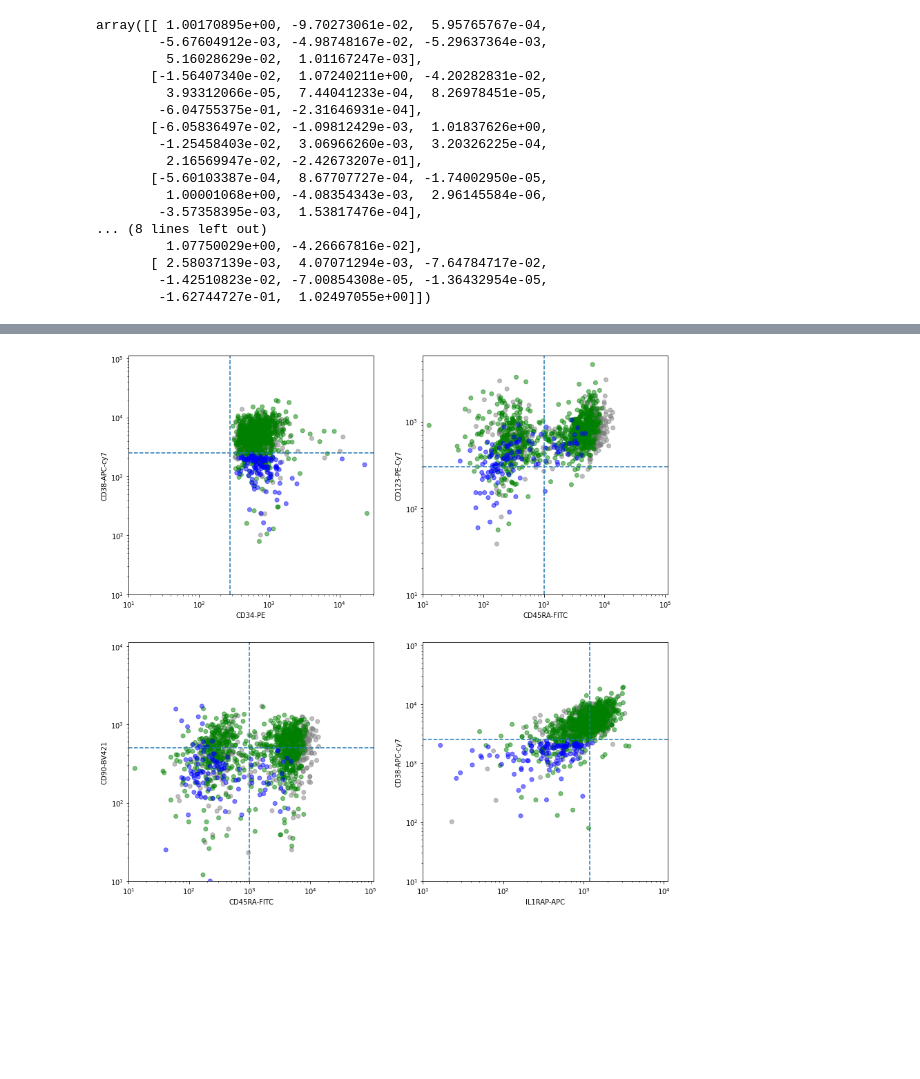
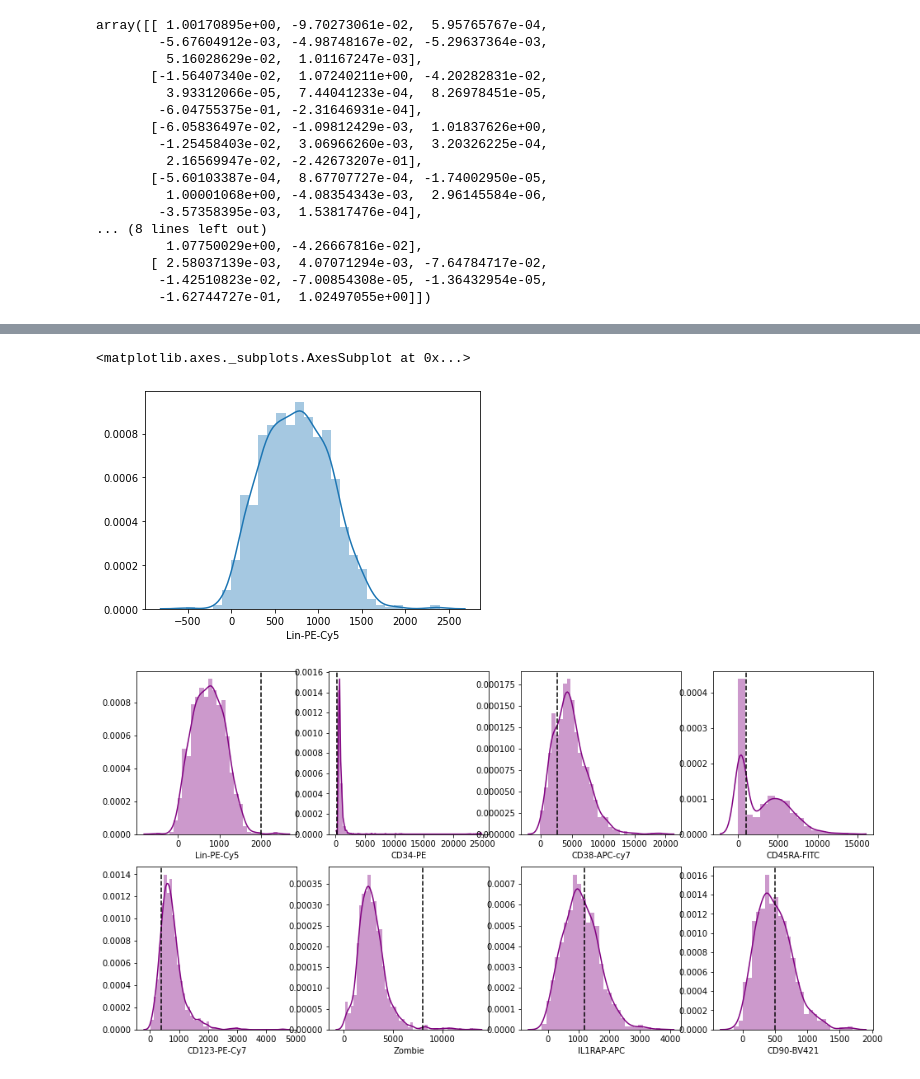
Before and after one commit to AnnatinaSchnegg/AS_amplicons, a Jupyter notebook: Code/Index - RN CD34 sort test code.ipynb, the cells around one changed output, grey strips where cells are left out. Cells and saved outputs as stored; diff of their text form; code cells hidden in the pictures; blank space fills up the shorter version.

```diff
--- a/Code/Index - RN CD34 sort test code.ipynb
+++ b/Code/Index - RN CD34 sort test code.ipynb
@@ -429,48 +429,18 @@ fig.tight_layout()
-# %%
-#Let's just get on with plotting
-#And markers
-plot_list = [
-    ['CD34-PE', 'CD38-APC-cy7'],
-    ['CD45RA-FITC', 'CD123-PE-Cy7'],
-    ['CD45RA-FITC', 'CD90-BV421'],
-    ['IL1RAP-APC', 'CD38-APC-cy7']
-]
-
-gate_loc = {
-    'Lin-PE-Cy5': 3000,
-    'CD34-PE': 280 ,
-    'CD38-APC-cy7': 2500 ,
-    'CD45RA-FITC': 1000 ,
-    'CD123-PE-Cy7': 300,
-    'Zombie': 11000,
-    'IL1RAP-APC': 1200,
-    'CD90-BV421': 500,
-}
-
-logs = ['Lin-PE-Cy5', 'CD34-PE','CD38-APC-cy7', 'CD45RA-FITC','CD123-PE-Cy7','Zombie', 'IL1RAP-APC', 'CD90-BV421' ]
-
-fix, axs = plt.subplots(2,2, figsize = (14,14))
-axs = axs.ravel()
-fig.subplots_adjust(hspace = 0.3, wspace=.3)
-
-for ax,y in zip(axs, plot_list):
-    x_label = y[0]
-    y_label = y[1]
-    ax.scatter(CD34_alldata[x_label] + 11, CD34_alldata[y_label] + 11, alpha = 0.5, c = CD34_alldata['Colour'])
-    ax.set_xlabel(x_label)
-    ax.set_ylabel(y_label)
-    if x_label in logs:
-        ax.set_xscale('log')
-        ax.set_xlim(left = 10)
-    if y_label in logs:
-        ax.set_yscale('log')
-        ax.set_ylim(bottom = 10)
-    ax.axvline(gate_loc[x_label], ls = '--')
-    ax.axhline(gate_loc[y_label], ls = '--')
-
-
-    ax.autoscale_view()
-
-fig.tight_layout()
-# %% [output]
-[figure, removed]
+# %%
+sns.distplot(sourcedata['Lin-PE-Cy5'])
+# %% [output]
+<matplotlib.axes._subplots.AxesSubplot at 0x...>
+[figure, added]
+# %%
+fix, ax = plt.subplots(2,4, figsize = (16,8))
+ax = ax.ravel()
+fig.subplots_adjust(hspace = 0.3, wspace=.3)
+count = -1
+
+for fluoro in logs:
+    count += 1
+    ax[count] = sns.distplot(sourcedata[fluoro], ax = ax[count], color = 'purple')
+    ax[count].axvline(gate_loc[fluoro], ls = '--', c = 'k')
+fig.tight_layout()
+# %% [output]
+[figure, added]
```
Also changed, not shown: parts of 1 cell of this notebook, 1 other file.
